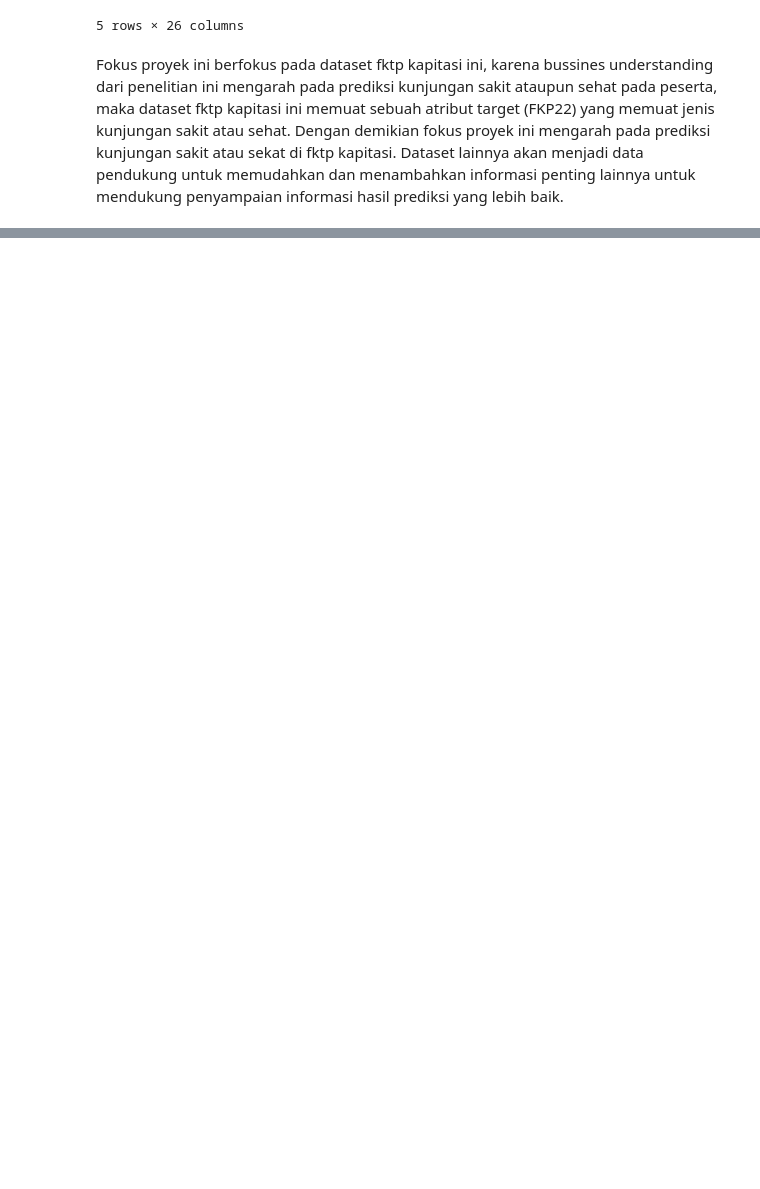
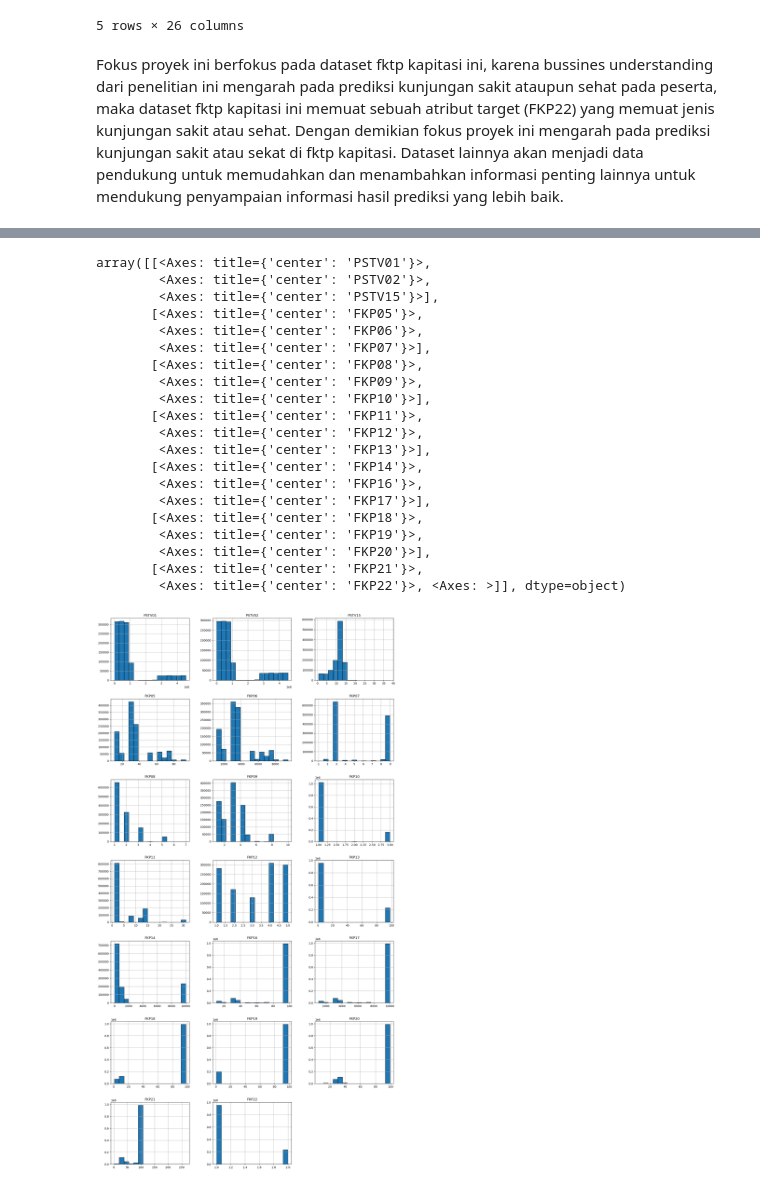
Before and after one commit to NaomiLumbanraja/BPPJS-Hackaton-Visit-Type-Prediction-Healthy-Sick, a Jupyter notebook: Application/code.ipynb, the cells around one changed output, grey strips where cells are left out. Cells and saved outputs as stored; diff of their text form; code cells hidden in the pictures; blank space fills up the shorter version.

Commit message:
melakukan proses data understanding lanjutan

```diff
--- a/Application/code.ipynb
+++ b/Application/code.ipynb
@@ -368,0 +404,13 @@ Fokus proyek ini berfokus pada dataset fktp kapitasi ini, karena bussines unders
+# %%
+# Menghapus kolom dengan tipe data datetime
+dm3 = dm3.drop(columns=dm3.select_dtypes(include=['datetime64[ns]']).columns)
+# %%
+# Memisahkan kolom numerical dan categorical
+numerical_columns = dm3.select_dtypes(include=['int8', 'int16', 'int32', 'int64', 'float32', 'float64']).columns
+categorical_columns = dm3.select_dtypes(include=['object']).columns
+# %%
+# Menggabungkan kolom numerical dan categorical
+selected_columns = list(numerical_columns) + list(categorical_columns)
+
+# Memilih kolom dari dm3
+df = dm3[selected_columns]
@@ -368,0 +433,38 @@ Fokus proyek ini berfokus pada dataset fktp kapitasi ini, karena bussines unders
+# %%
+import math
+
+num_columns = len(numerical_columns)
+
+# Tentukan ukuran layout berdasarkan jumlah kolom
+rows = math.ceil(num_columns / 3)
+cols = 3
+
+# Plot histogram
+df[numerical_columns].hist(
+    edgecolor='black',
+    bins=15,
+    figsize=(cols * 6, rows * 5),
+    layout=(rows, cols)
+)
+# %% [output]
+array([[<Axes: title={'center': 'PSTV01'}>,
+        <Axes: title={'center': 'PSTV02'}>,
+        <Axes: title={'center': 'PSTV15'}>],
+       [<Axes: title={'center': 'FKP05'}>,
+        <Axes: title={'center': 'FKP06'}>,
+        <Axes: title={'center': 'FKP07'}>],
+       [<Axes: title={'center': 'FKP08'}>,
+        <Axes: title={'center': 'FKP09'}>,
+        <Axes: title={'center': 'FKP10'}>],
+       [<Axes: title={'center': 'FKP11'}>,
+        <Axes: title={'center': 'FKP12'}>,
+        <Axes: title={'center': 'FKP13'}>],
+       [<Axes: title={'center': 'FKP14'}>,
+        <Axes: title={'center': 'FKP16'}>,
+        <Axes: title={'center': 'FKP17'}>],
+       [<Axes: title={'center': 'FKP18'}>,
+        <Axes: title={'center': 'FKP19'}>,
+        <Axes: title={'center': 'FKP20'}>],
+       [<Axes: title={'center': 'FKP21'}>,
+        <Axes: title={'center': 'FKP22'}>, <Axes: >]], dtype=object)
+[figure, added]
```
Also changed, not shown: parts of 10 cells of this notebook.
